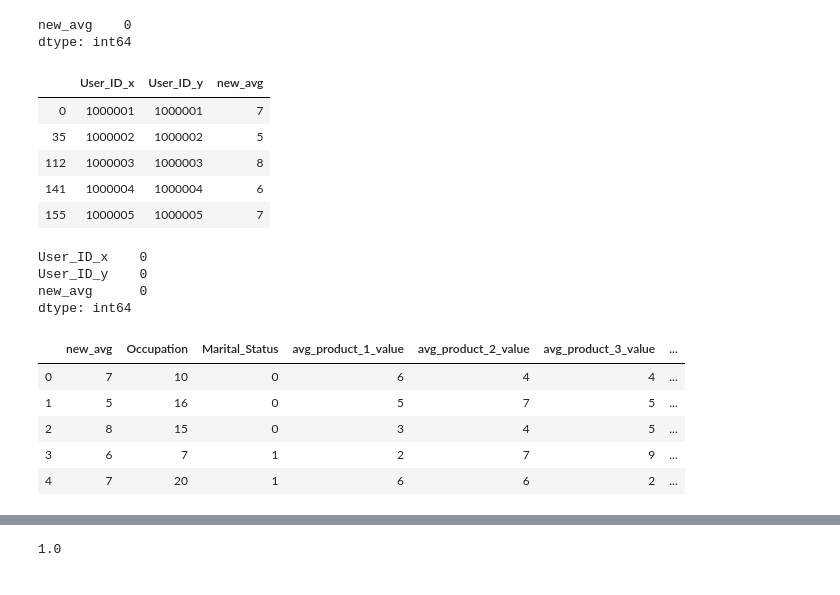
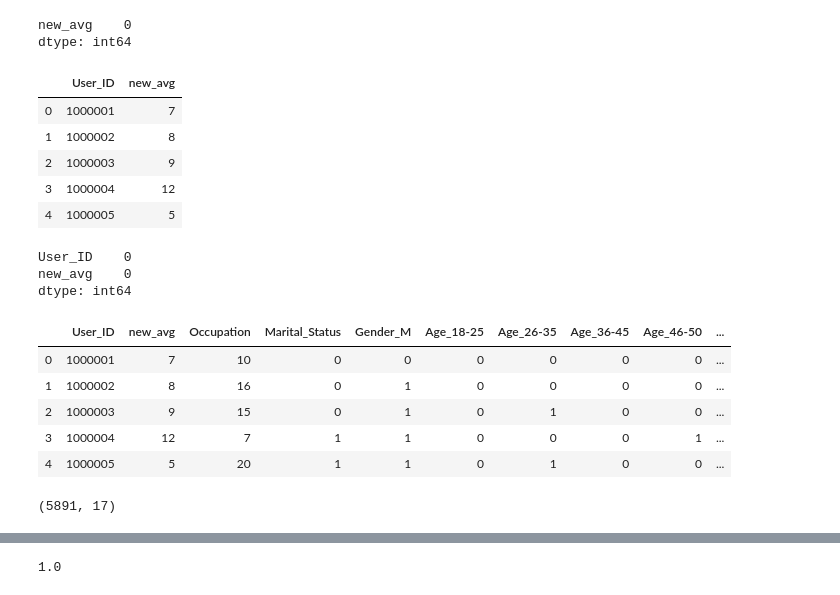
Before and after one commit to joseh4/Predicting_Black_Friday_Shopping_Purcahses, a Jupyter notebook: modeling-notebook.ipynb, the cells around one changed output, grey strips where cells are left out. Cells and saved outputs as stored; diff of their text form; code cells hidden in the pictures.

```diff
--- a/modeling-notebook.ipynb
+++ b/modeling-notebook.ipynb
@@ -237,2 +236,0 @@ dummy_df.head()
-# %%
-dummy_df[['avg_product_1_value','avg_product_2_value','avg_product_3_value']]=dummy_df[['avg_product_1_value','avg_product_2_value','avg_product_3_value']].astype(int)
@@ -362,32 +368,35 @@ dtype: int64
 new_avgs = ids.merge(new_avgs, left_index = True, right_index = True)
 new_avgs.head()
 # %% [output]
-|  | User_ID_x | User_ID_y | new_avg |
-| 0 | 1000001 | 1000001 | 7 |
-| 35 | 1000002 | 1000002 | 5 |
-| 112 | 1000003 | 1000003 | 8 |
-| 141 | 1000004 | 1000004 | 6 |
-| 155 | 1000005 | 1000005 | 7 |
+|  | User_ID | new_avg |
+| 0 | 1000001 | 7 |
+| 1 | 1000002 | 8 |
+| 2 | 1000003 | 9 |
+| 3 | 1000004 | 12 |
+| 4 | 1000005 | 5 |
 # %%
 new_avgs.isna().sum()
 # %% [output]
-User_ID_x    0
-User_ID_y    0
-new_avg      0
+User_ID    0
+new_avg    0
 dtype: int64
 # %%
 dummy_df = new_avgs.merge(dummy_df, on = 'User_ID')
-dummy_df.drop(columns = ['User_ID','avg_purchase'], inplace = True)
+dummy_df.drop(columns = ['avg_purchase'], inplace = True)
 dummy_df.head()
 # %% [output]
-|  | new_avg | Occupation | Marital_Status | avg_product_1_value | avg_product_2_value | avg_product_3_value | ... |
-| 0 | 7 | 10 | 0 | 6 | 4 | 4 | ... |
-| 1 | 5 | 16 | 0 | 5 | 7 | 5 | ... |
-| 2 | 8 | 15 | 0 | 3 | 4 | 5 | ... |
-| 3 | 6 | 7 | 1 | 2 | 7 | 9 | ... |
-| 4 | 7 | 20 | 1 | 6 | 6 | 2 | ... |
+|  | User_ID | new_avg | Occupation | Marital_Status | Gender_M | Age_18-25 | Age_26-35 | Age_36-45 | Age_46-50 | ... |
+| 0 | 1000001 | 7 | 10 | 0 | 0 | 0 | 0 | 0 | 0 | ... |
+| 1 | 1000002 | 8 | 16 | 0 | 1 | 0 | 0 | 0 | 0 | ... |
+| 2 | 1000003 | 9 | 15 | 0 | 1 | 0 | 1 | 0 | 0 | ... |
+| 3 | 1000004 | 12 | 7 | 1 | 1 | 0 | 0 | 0 | 1 | ... |
+| 4 | 1000005 | 5 | 20 | 1 | 1 | 0 | 1 | 0 | 0 | ... |
 # %%
 dummy_df['new_avg'] = dummy_df['new_avg'].astype(int)
+# %%
+dummy_df.shape
+# %% [output]
+(5891, 17)
 # %%
 y = dummy_df['new_avg']
 X = dummy_df.drop(columns = ['new_avg'], axis = 1)
```
Also changed, not shown: parts of 24 cells of this notebook.
